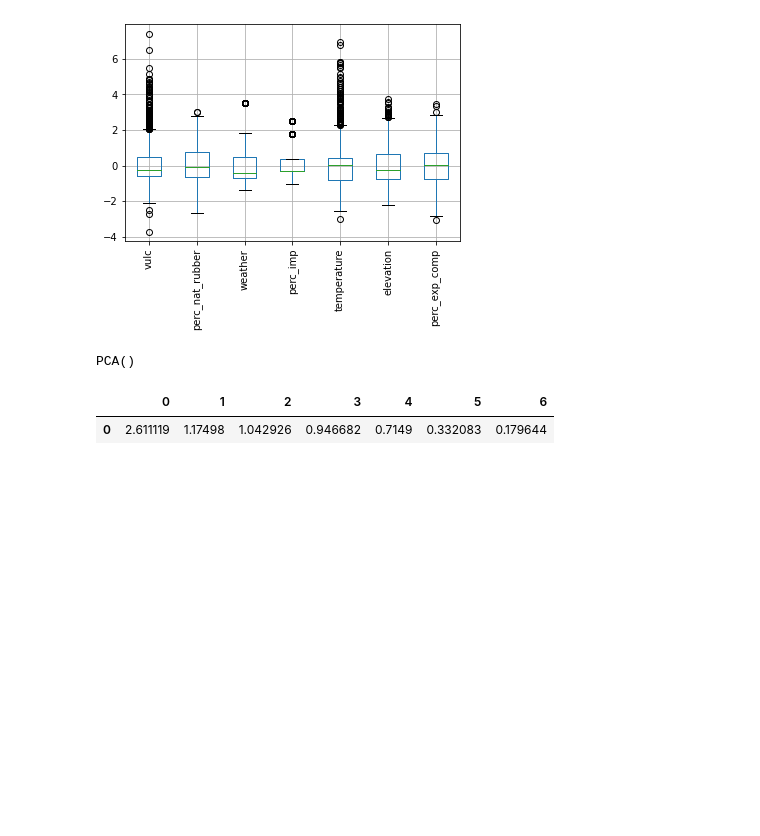
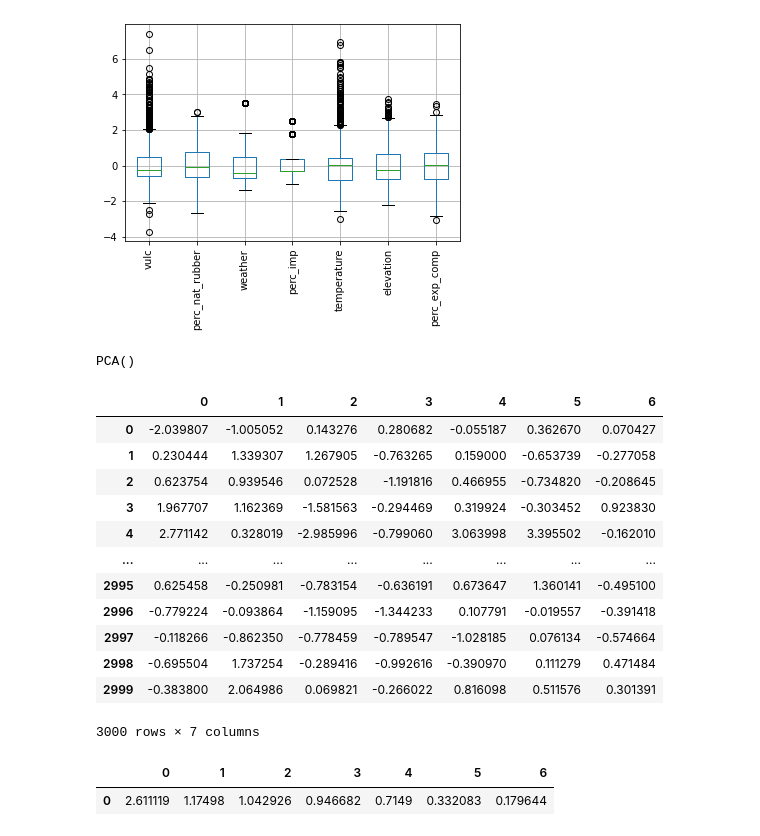
Before and after one commit to AndreaScarpellini1/ML-Project, a Jupyter notebook: Project .ipynb, the cells around one changed output. Drawn from its saved outputs; the diff is of its cells as text; code cells hidden in the pictures; blank space fills up the shorter version.

```diff
--- a/Project .ipynb
+++ b/Project .ipynb
@@ -216,6 +216,24 @@ pca = PCA()
 pca.fit(scaled_num) #The fit learns some quantities from the data, most importantly the "components" and "explained variance"
 # %% [output]
 PCA()
+# %%
+#let's use the pca to transform the dataset
+num_pca = pd.DataFrame(pca.transform(scaled_num))
+num_pca
+# %% [output]
+|  | 0 | 1 | 2 | 3 | 4 | 5 | 6 |
+| 0 | -2.039807 | -1.005052 | 0.143276 | 0.280682 | -0.055187 | 0.362670 | 0.070427 |
+| 1 | 0.230444 | 1.339307 | 1.267905 | -0.763265 | 0.159000 | -0.653739 | -0.277058 |
+| 2 | 0.623754 | 0.939546 | 0.072528 | -1.191816 | 0.466955 | -0.734820 | -0.208645 |
+| 3 | 1.967707 | 1.162369 | -1.581563 | -0.294469 | 0.319924 | -0.303452 | 0.923830 |
+| 4 | 2.771142 | 0.328019 | -2.985996 | -0.799060 | 3.063998 | 3.395502 | -0.162010 |
+| ... | ... | ... | ... | ... | ... | ... | ... |
+| 2995 | 0.625458 | -0.250981 | -0.783154 | -0.636191 | 0.673647 | 1.360141 | -0.495100 |
+| 2996 | -0.779224 | -0.093864 | -1.159095 | -1.344233 | 0.107791 | -0.019557 | -0.391418 |
+| 2997 | -0.118266 | -0.862350 | -0.778459 | -0.789547 | -1.028185 | 0.076134 | -0.574664 |
+| 2998 | -0.695504 | 1.737254 | -0.289416 | -0.992616 | -0.390970 | 0.111279 | 0.471484 |
+| 2999 | -0.383800 | 2.064986 | 0.069821 | -0.266022 | 0.816098 | 0.511576 | 0.301391 |
+3000 rows × 7 columns
 # %%
 pd.DataFrame(pca.explained_variance_).transpose()
 # %% [output]
```
Also changed, not shown: parts of 13 cells of this notebook.
